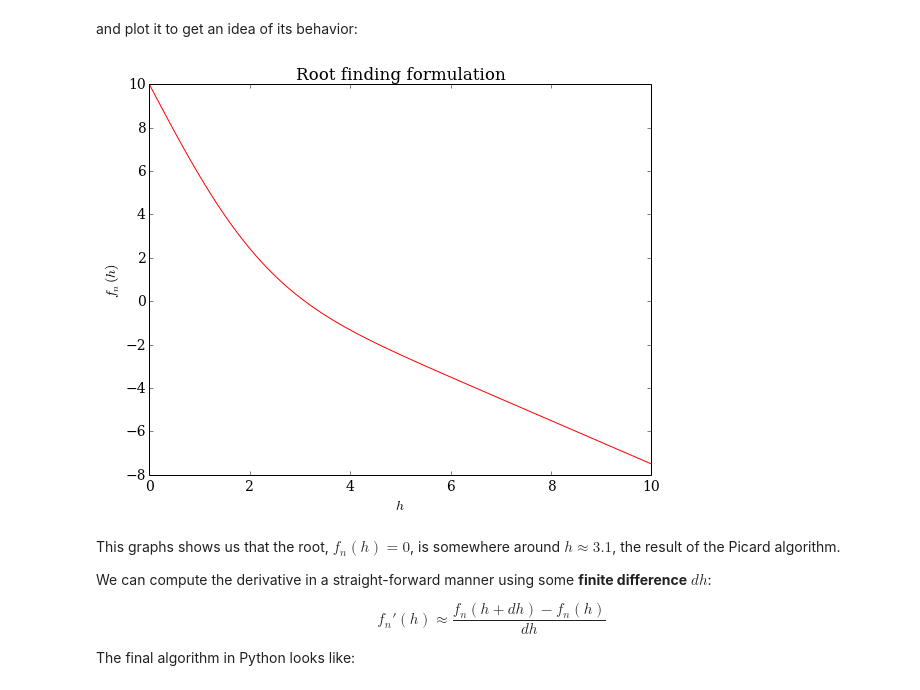
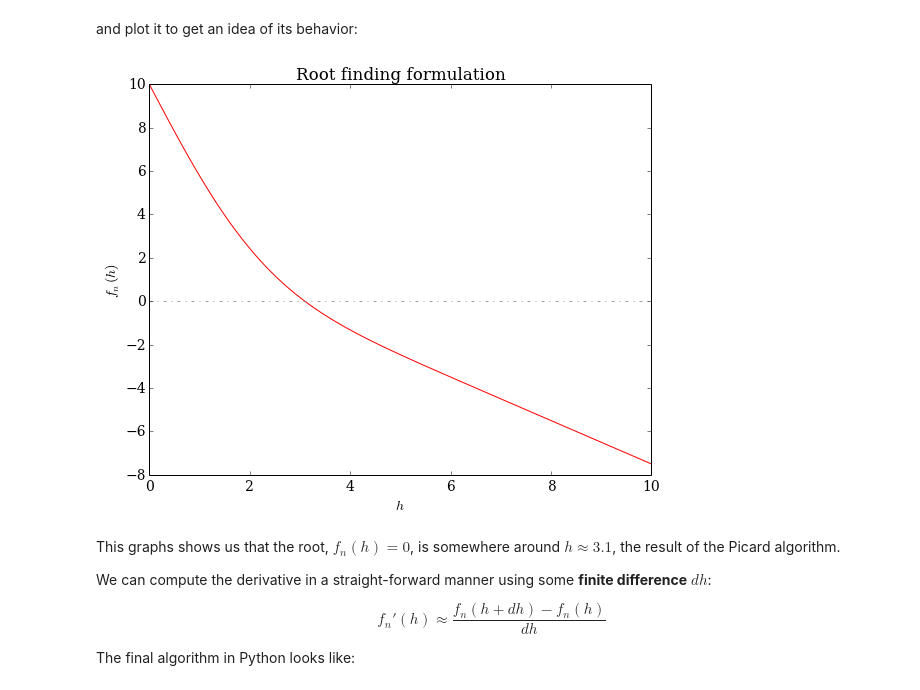
Before and after one commit to philippslang/nummet_I, a Jupyter notebook: NonLinearRoots.ipynb, the cells around one changed output. Saved outputs shown, nothing was run; the diff lists cells and outputs as text; code cells hidden in the pictures.

```diff
--- a/NonLinearRoots.ipynb
+++ b/NonLinearRoots.ipynb
@@ -261,12 +264,13 @@ h = np.linspace(0., h_L, 100)
 f = fn(h)
 # %%
 plt.plot(h, f, color='r')
+plt.plot([0,10],[0.,0.],color='gray',ls='-.',alpha=0.75)
 plt.xlabel('$h$')
 plt.ylabel('$f_n(h)$')
 plt.title('Root finding formulation')
 plt.show()
 # %% [output]
-[figure, old version]
+[figure, new version]
 # %% [markdown]
 This graphs shows us that the root, $f_n(h)=0$, is somewhere around $h \approx 3.1$, the result of the Picard algorithm.
 
```
Also changed, not shown: parts of 26 cells of this notebook, 2 other files.
